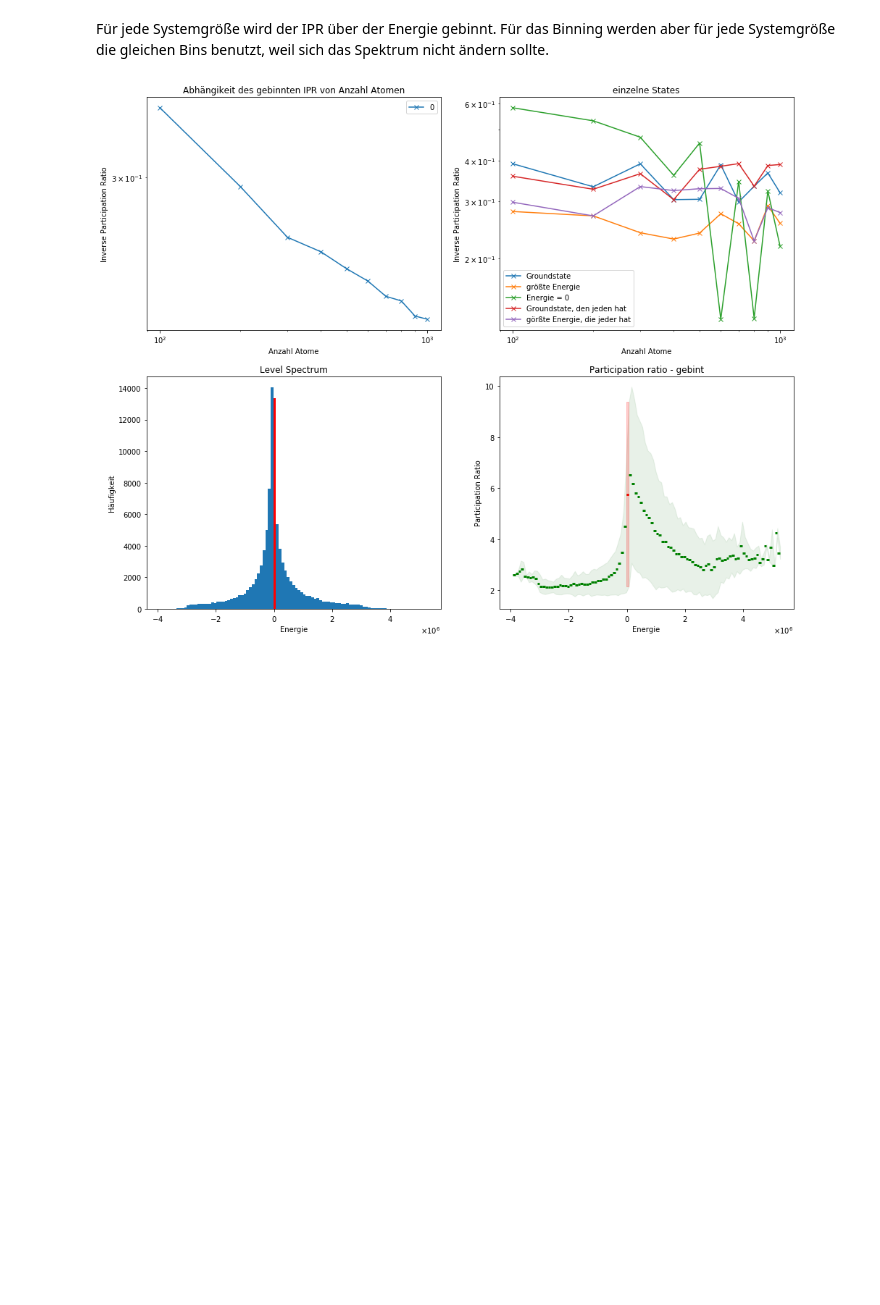
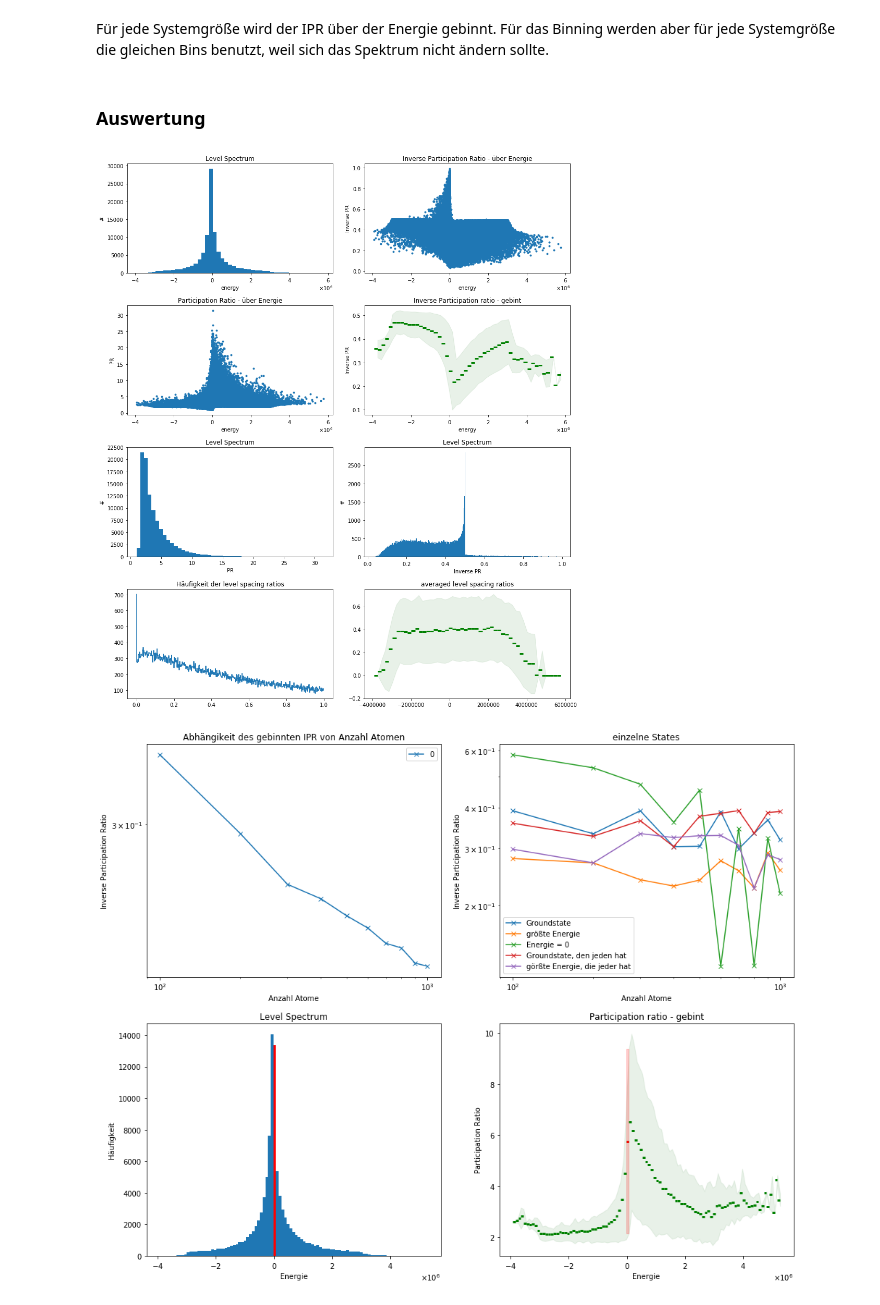
Before and after one commit to Jilinger/Paper, a Jupyter notebook: Fractality.ipynb, the cells around one changed output. Cells and saved outputs as stored; diff of their text form; code cells hidden in the pictures; blank space fills up the shorter version.

```diff
--- a/Fractality.ipynb
+++ b/Fractality.ipynb
@@ -593,6 +681,12 @@ for i in range(len(anzahl)):
 
 ipr_gebint=np.array(ipr_gebint)
 ipr_std=np.array(ipr_std)
+# %% [markdown]
+### Auswertung
+# %%
+plot_all_eigenstates(ipr,ratios,3)
+# %% [output]
+[figure, added]
 # %%
 smallest_eig = np.zeros(len(anzahl))
 biggest_eig  = np.zeros(len(anzahl))
```
Also changed, not shown: parts of 34 cells of this notebook, 5 other files.
